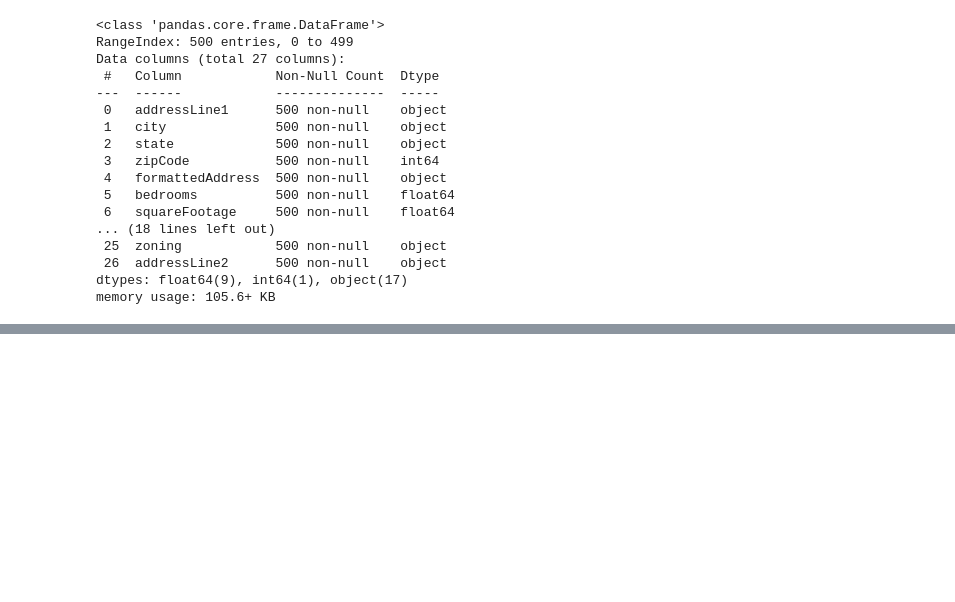
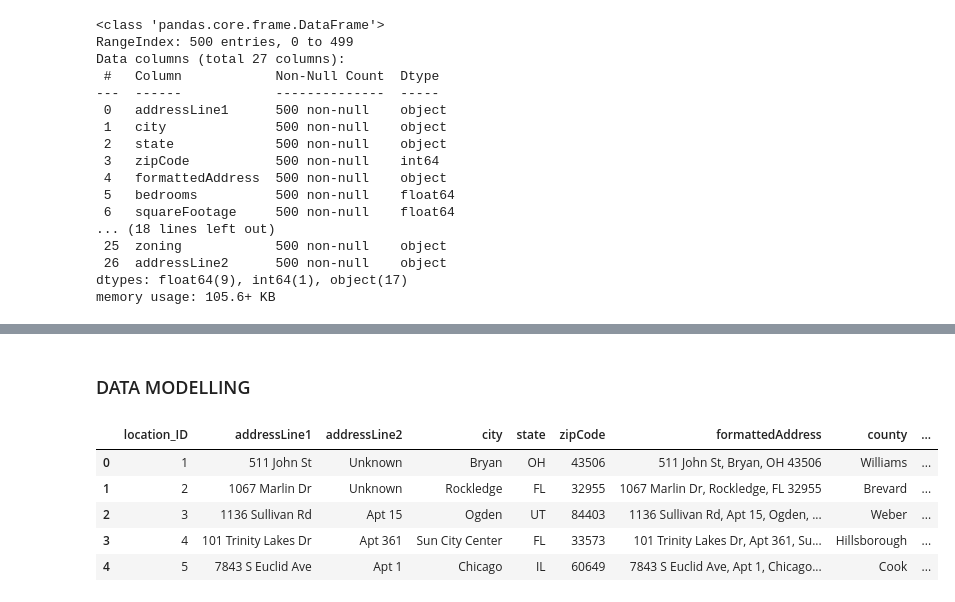
Before and after one commit to Ehi001/Zuma-Realtors-Project, a Jupyter notebook: etl_solution.ipynb, the cells around one changed output, grey strips where cells are left out. Drawn from its saved outputs; the diff is of its cells as text; code cells hidden in the pictures; blank space fills up the shorter version.

```diff
--- a/etl_solution.ipynb
+++ b/etl_solution.ipynb
@@ -35,7 +35,7 @@ with open(file_name, 'w') as file:
     json.dump(data, file, indent = 4)
 '''
 # %%
-real_estate_df = pd.read_json(r'Zuma-Realtors-Project\real_estate.json')
+real_estate_df = pd.read_json(r'real_estate.json')
 real_estate_df.head()
 # %% [output]
 |  | addressLine1 | city | state | zipCode | formattedAddress | bedrooms | squareFootage | yearBuilt | ... |
@@ -120,0 +132,23 @@ memory usage: 105.6+ KB
+# %% [markdown]
+### DATA MODELLING
+# %%
+'''
+DATA WAS MODELLED IN DRAW.IO FROM THE MODEL WE HAD 3 DIMENSION TABLES AND 1 FACT TABLE
+ THE DIMENSION TABLES ARE location_dim, sales_dim, features_dim
+ THE FACT TABLE IS property_fact_table
+'''
+
+# MODELLING THE location_dim table
+
+location_dim = real_estate_df[['addressLine1','addressLine2', 'city', 'state', 'zipCode', 'formattedAddress', 'county', 'longitude', 'latitude']].copy().drop_duplicates().reset_index(drop = True)
+location_dim['location_ID'] = range(1, len(location_dim) + 1)
+location_dim = location_dim[['location_ID', 'addressLine1','addressLine2', 'city', 'state', 'zipCode', 'formattedAddress', 'county', 'longitude', 'latitude']].reset_index(drop = True)
+
+location_dim.head()
+# %% [output]
+|  | location_ID | addressLine1 | addressLine2 | city | state | zipCode | formattedAddress | county | ... |
+| 0 | 1 | 511 John St | Unknown | Bryan | OH | 43506 | 511 John St, Bryan, OH 43506 | Williams | ... |
+| 1 | 2 | 1067 Marlin Dr | Unknown | Rockledge | FL | 32955 | 1067 Marlin Dr, Rockledge, FL 32955 | Brevard | ... |
+| 2 | 3 | 1136 Sullivan Rd | Apt 15 | Ogden | UT | 84403 | 1136 Sullivan Rd, Apt 15, Ogden, ... | Weber | ... |
+| 3 | 4 | 101 Trinity Lakes Dr | Apt 361 | Sun City Center | FL | 33573 | 101 Trinity Lakes Dr, Apt 361, Su... | Hillsborough | ... |
+| 4 | 5 | 7843 S Euclid Ave | Apt 1 | Chicago | IL | 60649 | 7843 S Euclid Ave, Apt 1, Chicago... | Cook | ... |
```
Also changed, not shown: parts of 10 cells of this notebook.
